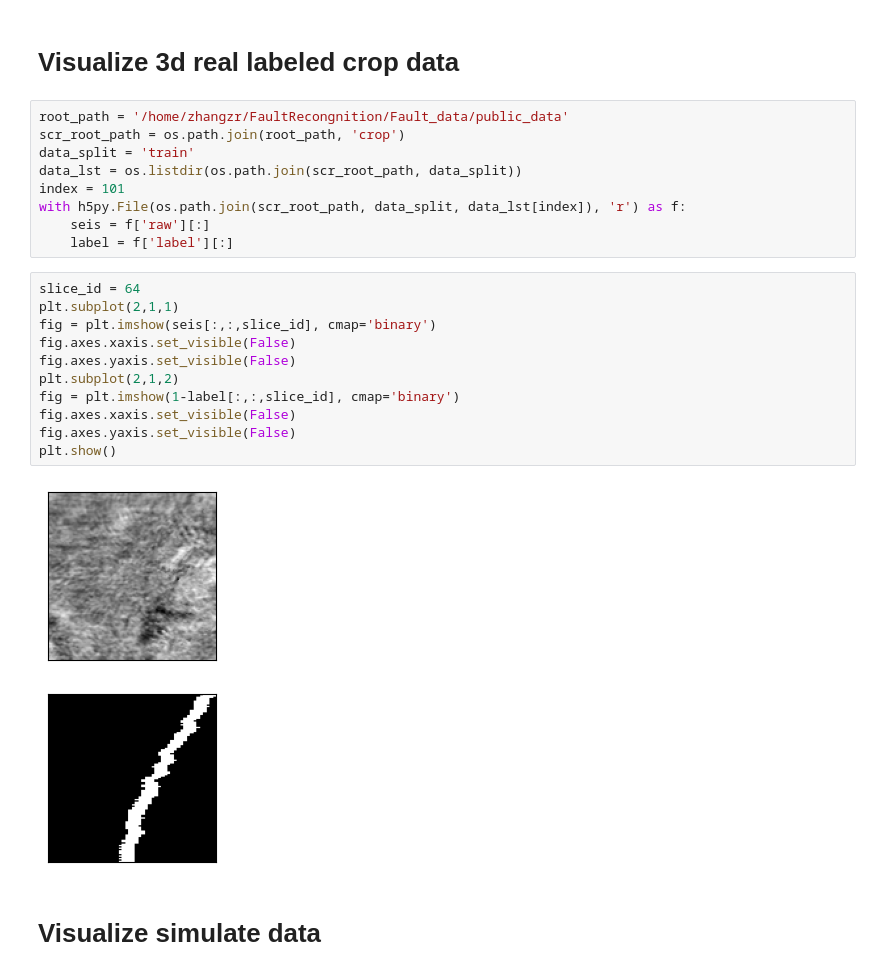
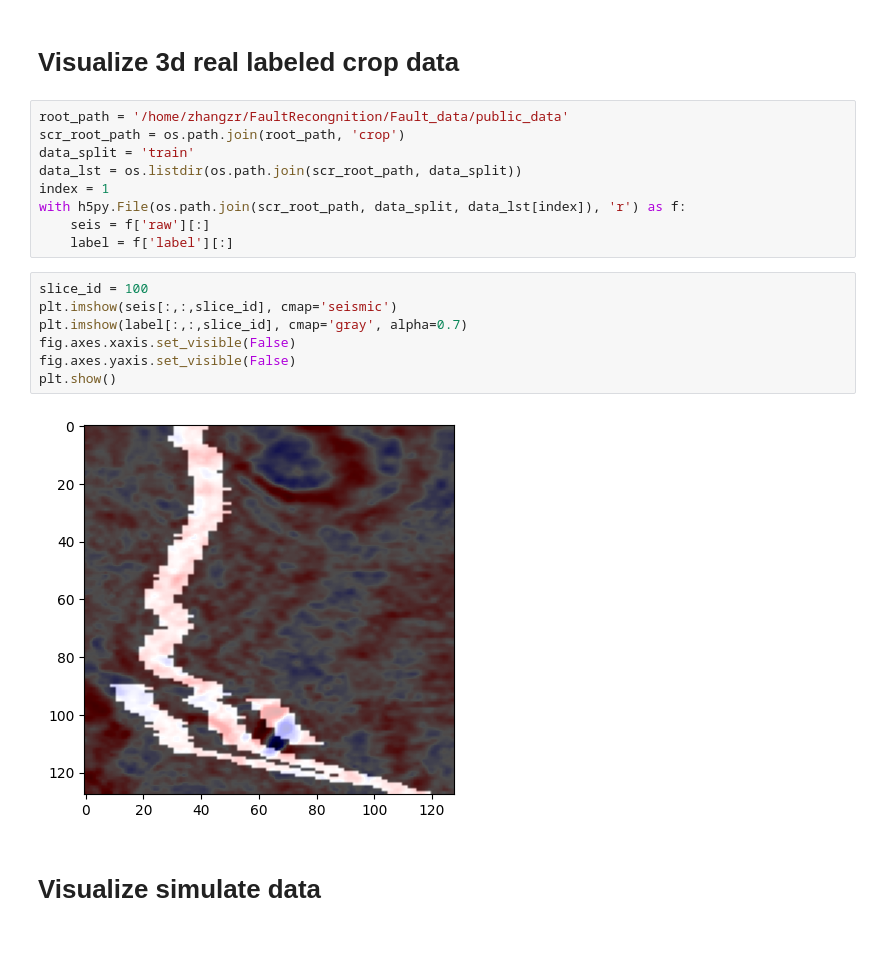
Before and after one commit to Kinlyran/Fault_Recong_zzr, a Jupyter notebook: data_explore.ipynb, the cells around one changed output. Saved outputs shown, nothing was run; the diff lists cells and outputs as text; blank space fills up the shorter version.

```diff
--- a/data_explore.ipynb
+++ b/data_explore.ipynb
@@ -31,23 +48,19 @@ root_path = '/home/zhangzr/FaultRecongnition/Fault_data/public_data'
 scr_root_path = os.path.join(root_path, 'crop')
 data_split = 'train'
 data_lst = os.listdir(os.path.join(scr_root_path, data_split))
-index = 101
+index = 1
 with h5py.File(os.path.join(scr_root_path, data_split, data_lst[index]), 'r') as f:
     seis = f['raw'][:]
     label = f['label'][:]
 # %%
-slice_id = 64
-plt.subplot(2,1,1)
-fig = plt.imshow(seis[:,:,slice_id], cmap='binary')
-fig.axes.xaxis.set_visible(False)
-fig.axes.yaxis.set_visible(False)
-plt.subplot(2,1,2)
-fig = plt.imshow(1-label[:,:,slice_id], cmap='binary')
+slice_id = 100
+plt.imshow(seis[:,:,slice_id], cmap='seismic')
+plt.imshow(label[:,:,slice_id], cmap='gray', alpha=0.7)
 fig.axes.xaxis.set_visible(False)
 fig.axes.yaxis.set_visible(False)
 plt.show()
 # %% [output]
-[figure, old version]
+[figure, new version]
 # %% [markdown]
 # Visualize simulate data
 # %%
```
Also changed, not shown: parts of 2 cells of this notebook, 4 other files.
